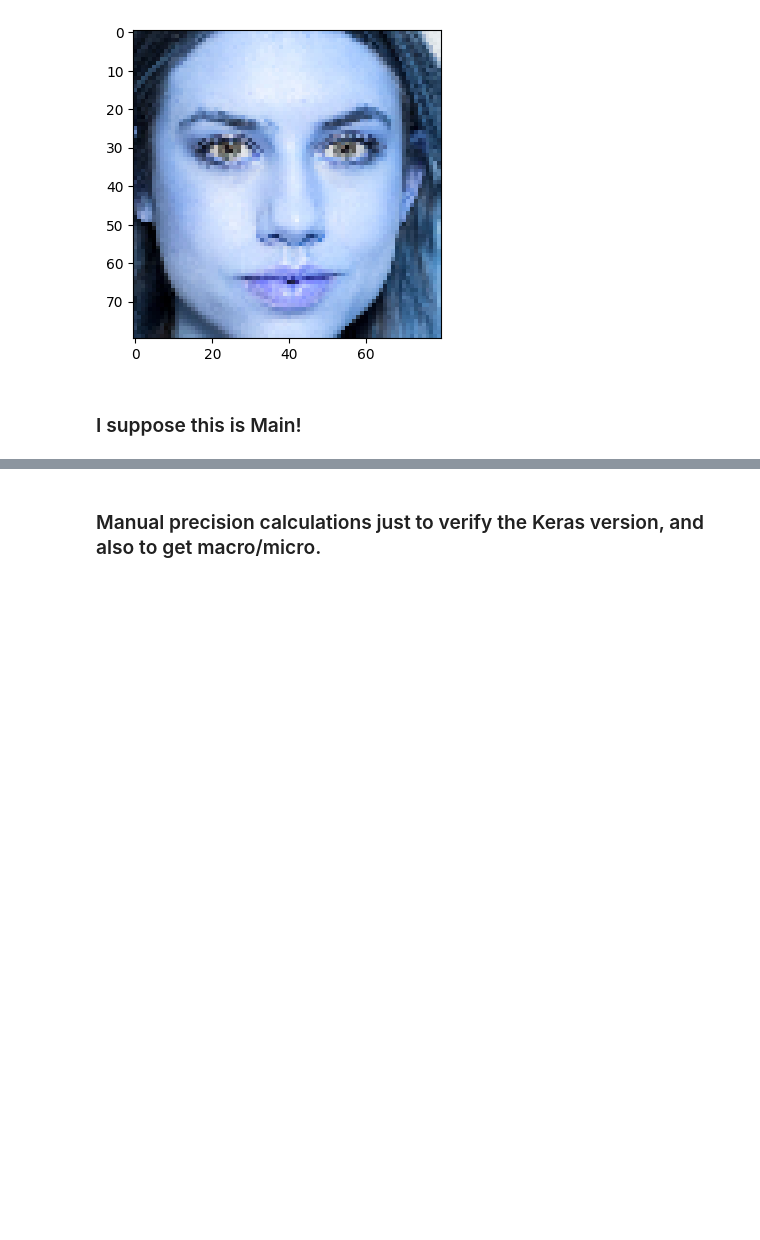
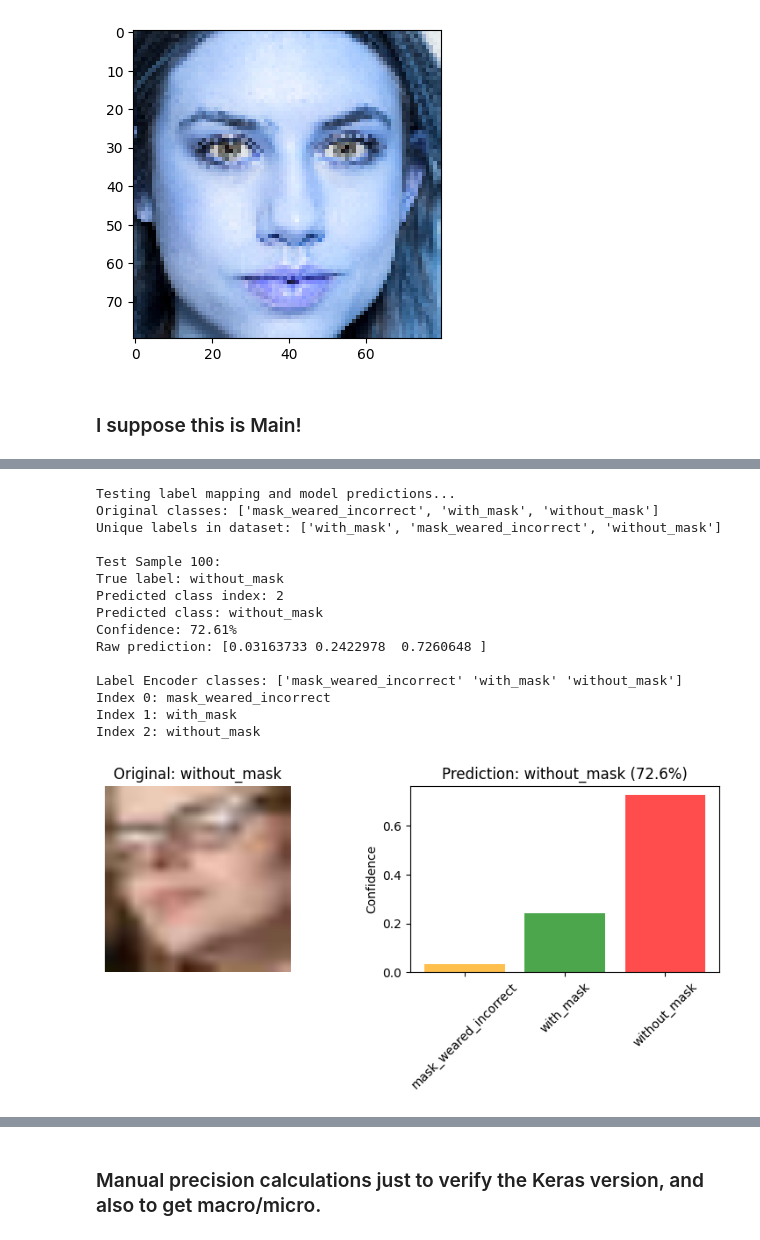
Before and after one commit to Pavan19047/Improper-Face-Mask-Detector, a Jupyter notebook: DL Face Detection Final Code.ipynb, the cells around one changed output, grey strips where cells are left out. Saved outputs shown, nothing was run; the diff lists cells and outputs as text; code cells hidden in the pictures; blank space fills up the shorter version.

```diff
--- a/DL Face Detection Final Code.ipynb
+++ b/DL Face Detection Final Code.ipynb
@@ -504,0 +538,73 @@ KeyboardInterrupt:
+# %%
+# Test Label Mapping and Model Predictions
+print("Testing label mapping and model predictions...")
+
+# Check the actual label encoding used during training
+mask_classes = ['mask_weared_incorrect','with_mask','without_mask']
+print(f"Original classes: {mask_classes}")
+
+# Check what labels we have in our dataset
+unique_labels = list(set(Labels))
+print(f"Unique labels in dataset: {unique_labels}")
+
+# Test prediction on a sample image
+test_idx = 100  # Pick a sample
+test_image = Image_array[test_idx]
+test_label = Labels[test_idx]
+
+# Prepare image for prediction
+test_img_normalized = test_image.reshape(-1, 80, 80, 3) / 255.0
+
+# Make prediction
+prediction = model.predict(test_img_normalized, verbose=0)
+pred_class = np.argmax(prediction, axis=-1)[0]
+confidence = np.max(prediction) * 100
+
+print(f"\nTest Sample {test_idx}:")
+print(f"True label: {test_label}")
+print(f"Predicted class index: {pred_class}")
+print(f"Predicted class: {mask_classes[pred_class]}")
+print(f"Confidence: {confidence:.2f}%")
+print(f"Raw prediction: {prediction[0]}")
+
+# Verify the label encoder mapping
+le_classes = le.classes_
+print(f"\nLabel Encoder classes: {le_classes}")
+for i, class_name in enumerate(le_classes):
+    print(f"Index {i}: {class_name}")
+
+# Test with a known mask image if available
+plt.figure(figsize=(8, 4))
+
+# Show original image
+plt.subplot(1, 2, 1)
+plt.imshow(cv2.cvtColor(test_image, cv2.COLOR_BGR2RGB))
+plt.title(f"Original: {test_label}")
+plt.axis('off')
+
+# Show prediction visualization
+plt.subplot(1, 2, 2)
+colors_map = ['orange', 'green', 'red']
+plt.bar(mask_classes, prediction[0], color=colors_map, alpha=0.7)
+plt.title(f"Prediction: {mask_classes[pred_class]} ({confidence:.1f}%)")
+plt.ylabel('Confidence')
+plt.xticks(rotation=45)
+plt.tight_layout()
+plt.show()
+# %% [output]
+Testing label mapping and model predictions...
+Original classes: ['mask_weared_incorrect', 'with_mask', 'without_mask']
+Unique labels in dataset: ['with_mask', 'mask_weared_incorrect', 'without_mask']
+
+Test Sample 100:
+True label: without_mask
+Predicted class index: 2
+Predicted class: without_mask
+Confidence: 72.61%
+Raw prediction: [0.03163733 0.2422978  0.7260648 ]
+
+Label Encoder classes: ['mask_weared_incorrect' 'with_mask' 'without_mask']
+Index 0: mask_weared_incorrect
+Index 1: with_mask
+Index 2: without_mask
+[figure, added]
```
Also changed, not shown: parts of 19 cells of this notebook, 1 other file.
